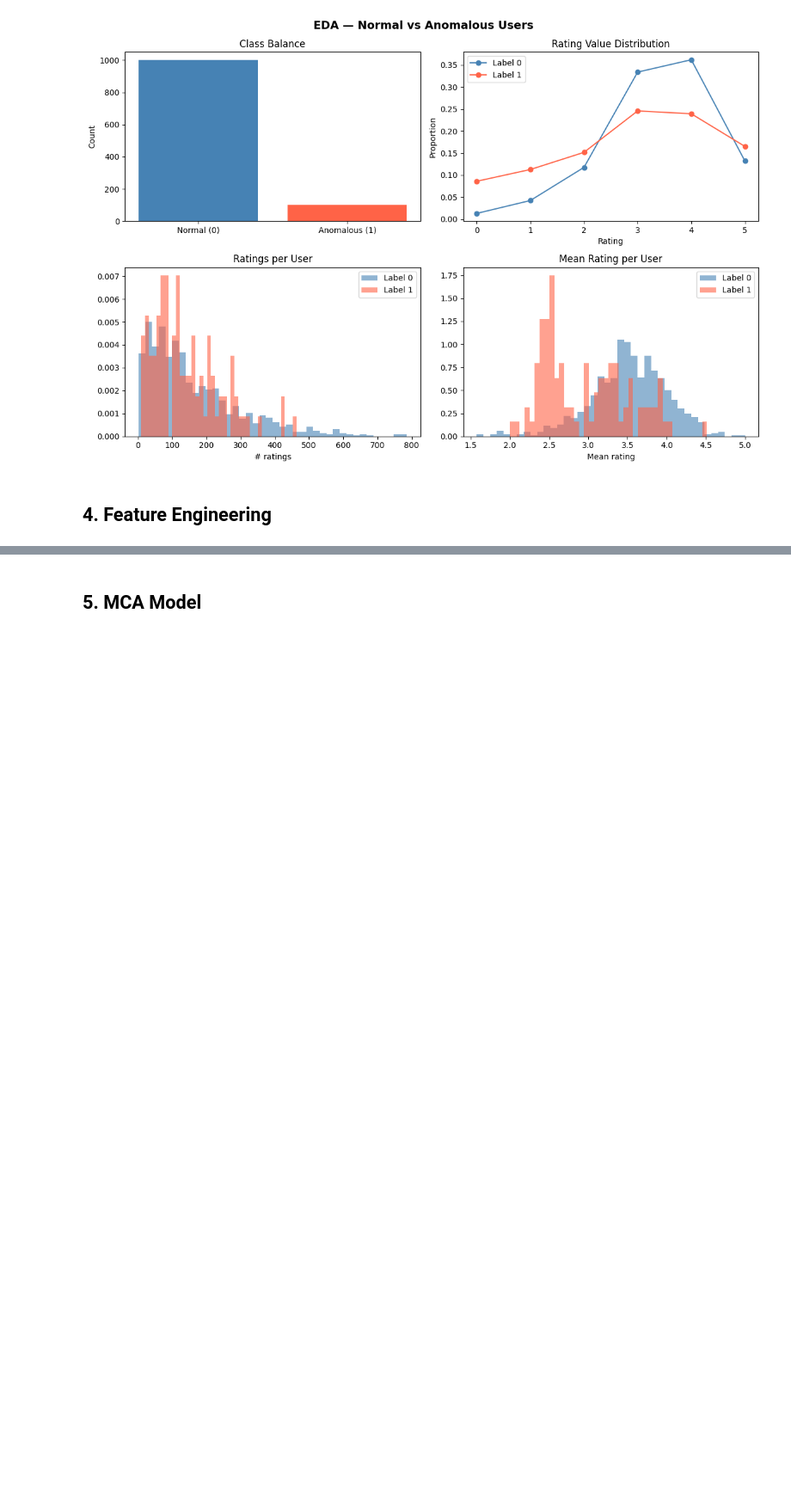
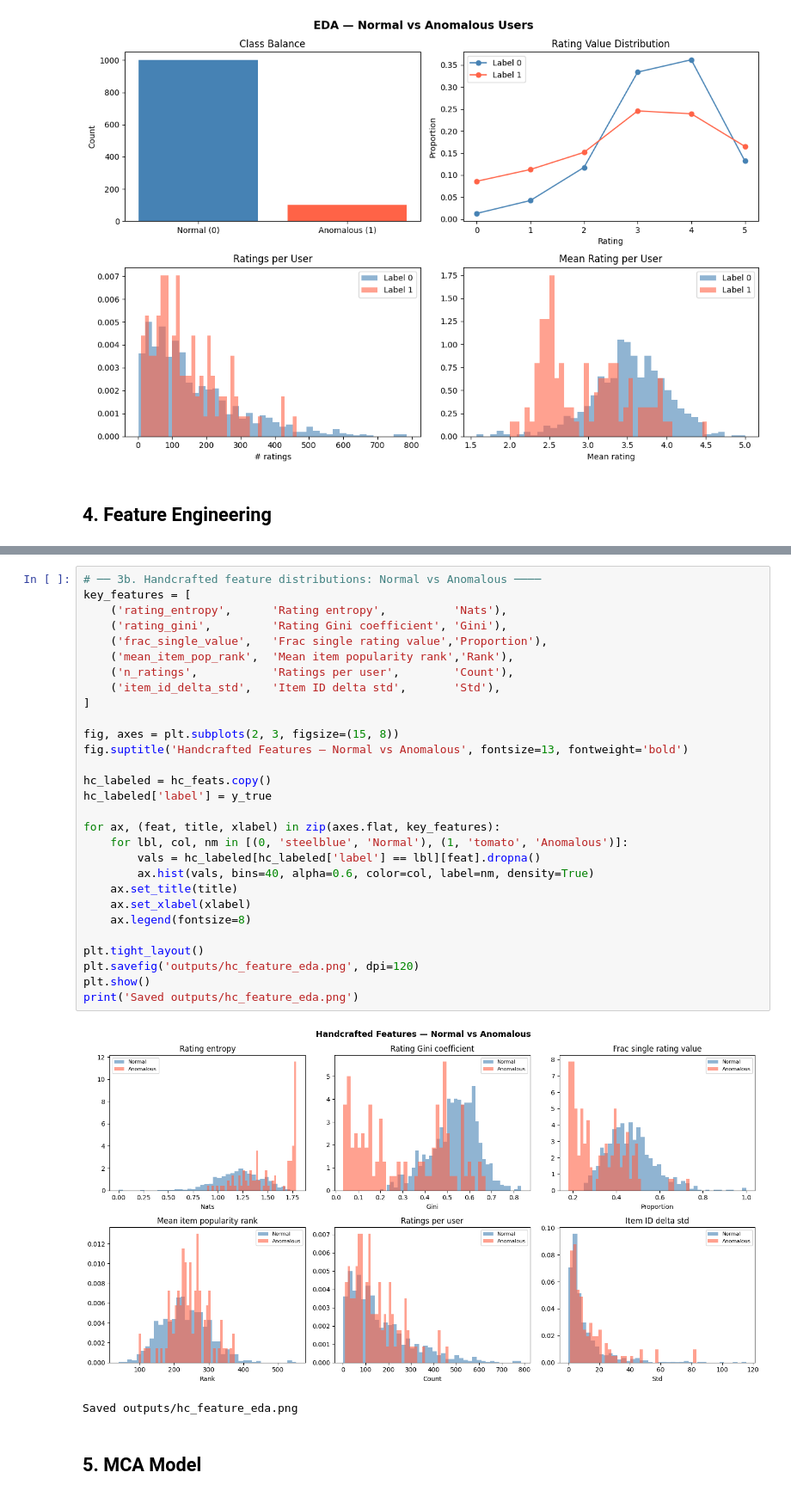
Before and after one commit to Zypperman/cs421pain, a Jupyter notebook: Strategies/Jeremy/main.ipynb, the cells around one changed output, grey strips where cells are left out. Shown at 86% size. Cells and saved outputs as stored; diff of their text form; blank space fills up the shorter version.

```diff
--- a/Strategies/Jeremy/main.ipynb
+++ b/Strategies/Jeremy/main.ipynb
@@ -180,3 +306,35 @@ Building hand-crafted features ...
+# %%
+# ── 3b. Handcrafted feature distributions: Normal vs Anomalous ────
+key_features = [
+    ('rating_entropy',      'Rating entropy',          'Nats'),
+    ('rating_gini',         'Rating Gini coefficient', 'Gini'),
+    ('frac_single_value',   'Frac single rating value','Proportion'),
+    ('mean_item_pop_rank',  'Mean item popularity rank','Rank'),
+    ('n_ratings',           'Ratings per user',        'Count'),
+    ('item_id_delta_std',   'Item ID delta std',       'Std'),
+]
+
+fig, axes = plt.subplots(2, 3, figsize=(15, 8))
+fig.suptitle('Handcrafted Features — Normal vs Anomalous', fontsize=13, fontweight='bold')
+
+hc_labeled = hc_feats.copy()
+hc_labeled['label'] = y_true
+
+for ax, (feat, title, xlabel) in zip(axes.flat, key_features):
+    for lbl, col, nm in [(0, 'steelblue', 'Normal'), (1, 'tomato', 'Anomalous')]:
+        vals = hc_labeled[hc_labeled['label'] == lbl][feat].dropna()
+        ax.hist(vals, bins=40, alpha=0.6, color=col, label=nm, density=True)
+    ax.set_title(title)
+    ax.set_xlabel(xlabel)
+    ax.legend(fontsize=8)
+
+plt.tight_layout()
+plt.savefig('outputs/hc_feature_eda.png', dpi=120)
+plt.show()
+print('Saved outputs/hc_feature_eda.png')
+# %% [output]
+[figure, added]
+Saved outputs/hc_feature_eda.png
 # %% [markdown]
 ## 5. MCA Model
 # %%
```
Also changed, not shown: parts of 11 cells of this notebook.
